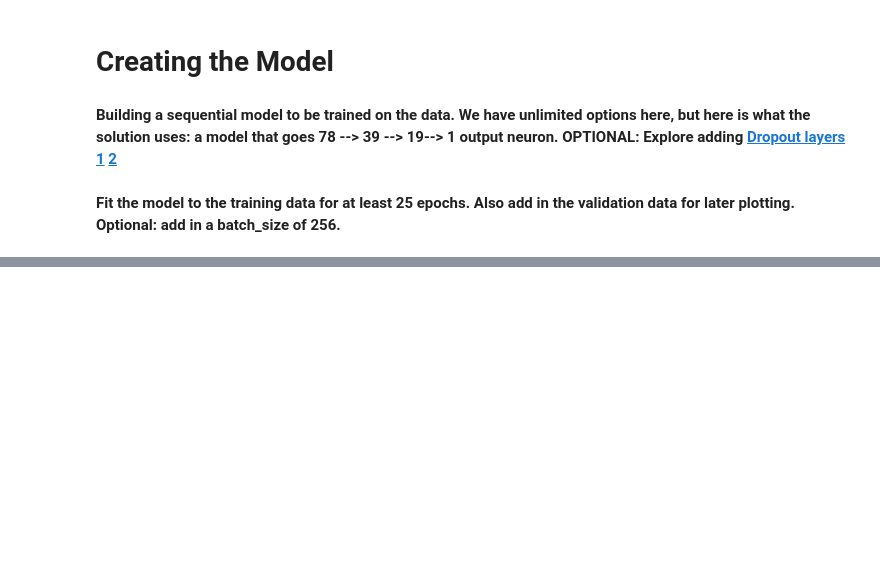
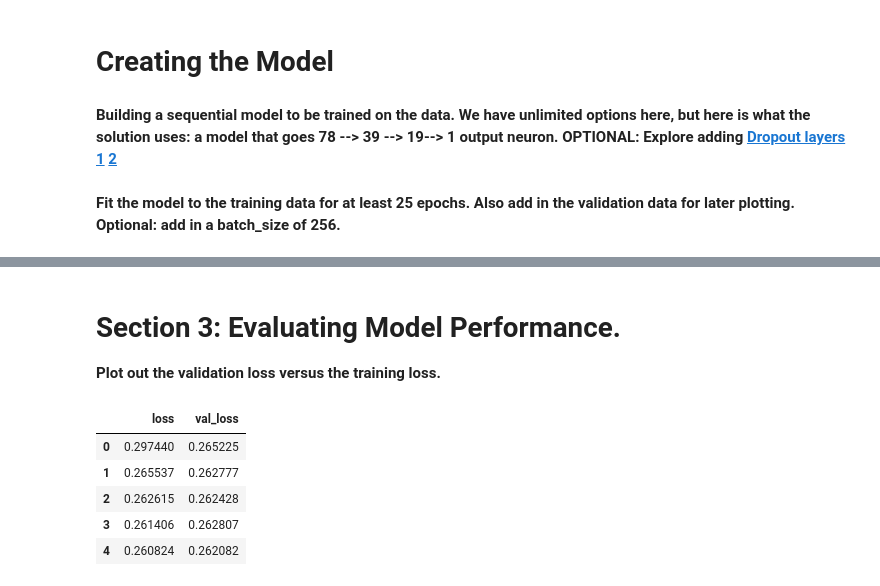
Before and after one commit to R-aryan/Lending-Club-loan, a Jupyter notebook: Lending_Club_Loan.ipynb, the cells around one changed output, grey strips where cells are left out. Saved outputs shown, nothing was run; the diff lists cells and outputs as text; code cells hidden in the pictures; blank space fills up the shorter version.

```diff
--- a/Lending_Club_Loan.ipynb
+++ b/Lending_Club_Loan.ipynb
@@ -1113,0 +1111,15 @@ Epoch 7/25
+# %% [markdown]
+# Section 3: Evaluating Model Performance.
+
+**Plot out the validation loss versus the training loss.**
+# %%
+losses = pd.DataFrame(model.history.history)
+
+losses.head(5)
+# %% [output]
+|  | loss | val_loss |
+| 0 | 0.297440 | 0.265225 |
+| 1 | 0.265537 | 0.262777 |
+| 2 | 0.262615 | 0.262428 |
+| 3 | 0.261406 | 0.262807 |
+| 4 | 0.260824 | 0.262082 |
```
Also changed, not shown: parts of 2 cells of this notebook.
